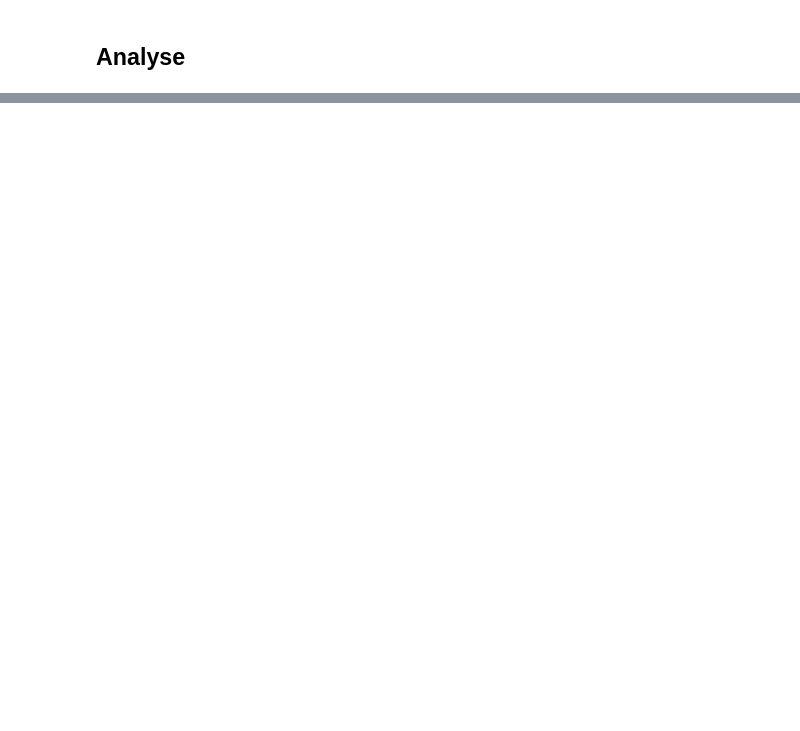
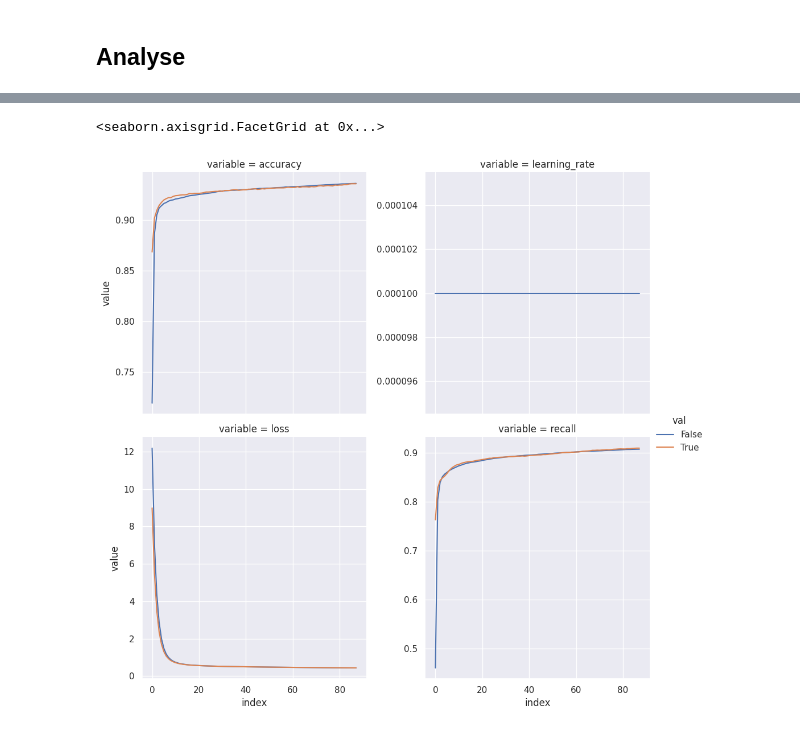
Before and after one commit to tomaz-suller/an2dl, a Jupyter notebook: homework-1/notebooks/3-tomaz-suller-analyse.ipynb, the cells around one changed output, grey strips where cells are left out. Saved outputs shown, nothing was run; the diff lists cells and outputs as text; code cells hidden in the pictures; blank space fills up the shorter version.

```diff
--- a/homework-1/notebooks/3-tomaz-suller-analyse.ipynb
+++ b/homework-1/notebooks/3-tomaz-suller-analyse.ipynb
@@ -186,0 +118,7 @@ outputs
+# %%
+with HISTORY_PATH.open("rb") as f:
+    history: tfk.callbacks.History = pickle.load(f)
+history_df = pd.DataFrame(history.history)
+f1_df = history_df.filter(like="f1_score")
+history_df = history_df[history_df.columns.difference(f1_df.columns)]
+history_df
@@ -188,0 +143,5 @@ outputs
+# %%
+molten_history = history_df.reset_index().melt(id_vars="index")
+molten_history["val"] = molten_history["variable"].str.contains("val_")
+molten_history["variable"] = molten_history["variable"].str.replace("val_", "")
+molten_history
@@ -188,0 +162,14 @@ outputs
+# %%
+sns.relplot(
+    molten_history,
+    x="index",
+    y="value",
+    col="variable",
+    col_wrap=2,
+    hue="val",
+    facet_kws={"sharey": False},
+    kind="line",
+)
+# %% [output]
+<seaborn.axisgrid.FacetGrid at 0x...>
+[figure, added]
```
Also changed, not shown: parts of 33 cells of this notebook.
